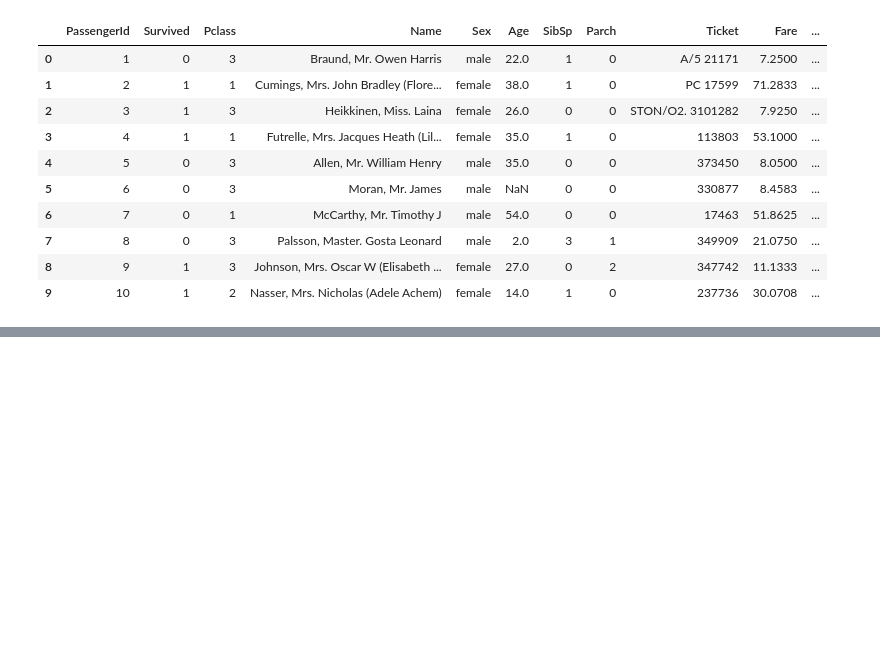
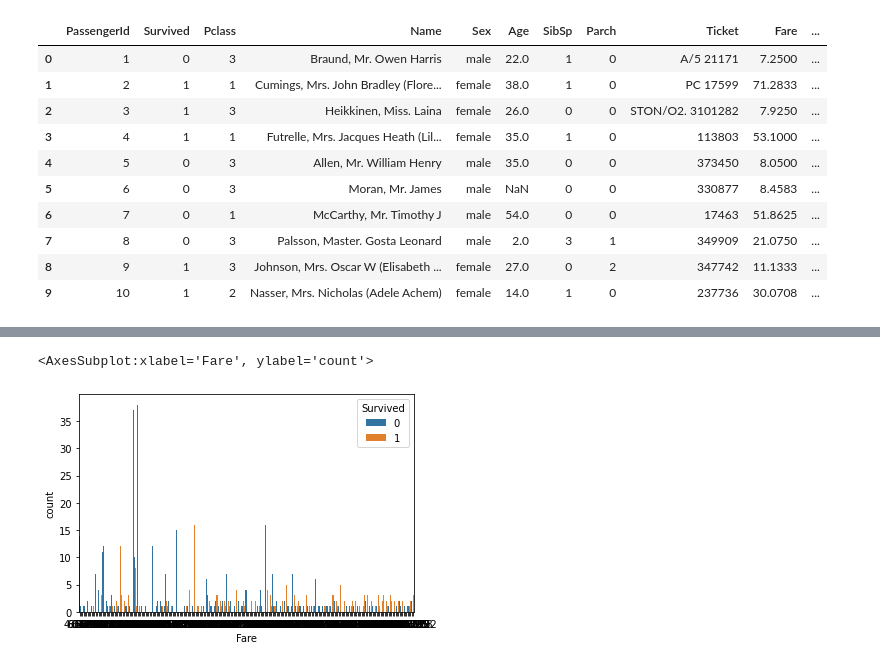
Before and after one commit to LauraZM9/Titanic-Kaggle, a Jupyter notebook: Titanic-EDA.ipynb, the cells around one changed output, grey strips where cells are left out. Saved outputs shown, nothing was run; the diff lists cells and outputs as text; code cells hidden in the pictures; blank space fills up the shorter version.

```diff
--- a/Titanic-EDA.ipynb
+++ b/Titanic-EDA.ipynb
@@ -21,0 +126,5 @@ train.head(10)
+# %%
+sns.countplot(data=train, x="Fare", hue="Survived")
+# %% [output]
+<AxesSubplot:xlabel='Fare', ylabel='count'>
+[figure, added]
```
Also changed, not shown: parts of 13 cells of this notebook.
